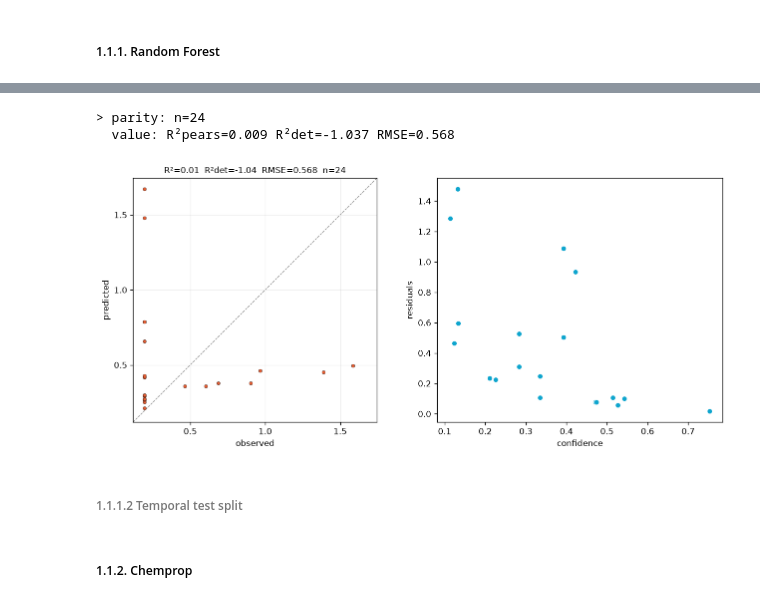
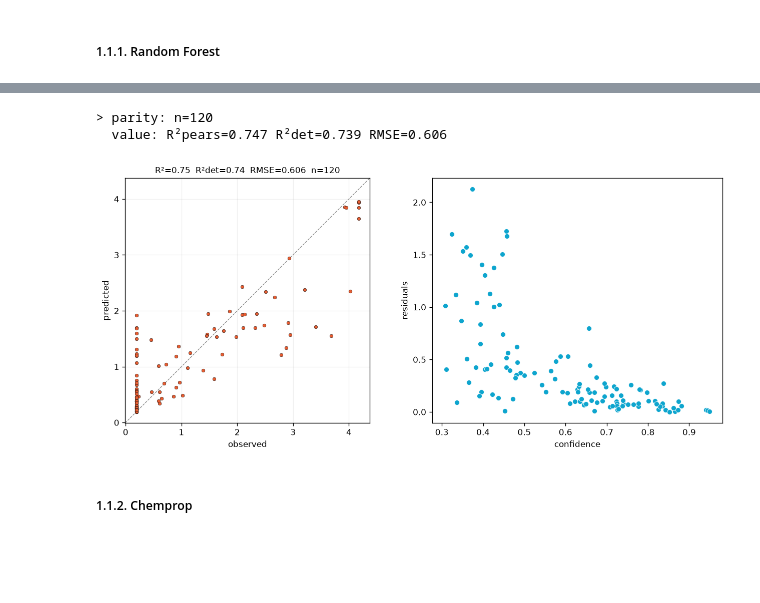
Before and after one commit to gtamo39/ADME_ML, a Jupyter notebook: vignettes/Multitask_adme_preds.ipynb, the cells around one changed output, grey strips where cells are left out. Saved outputs shown, nothing was run; the diff lists cells and outputs as text; code cells hidden in the pictures; blank space fills up the shorter version.

```diff
--- a/vignettes/Multitask_adme_preds.ipynb
+++ b/vignettes/Multitask_adme_preds.ipynb
@@ -151,17 +153,28 @@ def endpoint_metrics_table_from_dict(metrics_dict, endpoint):
     return df[_COLS]
 
 
-def transfer(combo):
+def make_model(use_cuml=False, n_bins=32):
+    """Champion RF: sklearn (default) or RAPIDS cuRF on GPU (use_cuml=True; needs the `rapids` kernel, no uq_std/confidence).
+    n_bins is the cuRF speed knob (fewer split candidates -> faster; default 32 vs cuML's 128). NOTE: cuRF is slow at
+    the full ~4469-feature width regardless of n_bins; reduce features for a real speedup (see README)."""
+    if use_cuml:
+        from cuml.ensemble import RandomForestRegressor as cuRF
+        return cuRF(**cfg['champion'], n_bins=n_bins, n_streams=4, random_state=cfg['seed'])   # cuML has no n_jobs
+    return RandomForestRegressor(**cfg['champion'], n_jobs=cfg['n_jobs'], random_state=cfg['seed'])
+
+
+def transfer(combo, use_cuml=False):
     tr = pub.compound[pub.origin.isin(combo)].tolist()
-    _, pr = ML_Reg.K_fold_by_defined_IDs(d, 'compound', [[tr, internal.compound.tolist()]], model=model,
+    _, pr = ML_Reg.K_fold_by_defined_IDs(d, 'compound', [[tr, internal.compound.tolist()]], model=make_model(use_cuml),
                                          col_to_rm=['compound', 'smiles', 'label', 'source', 'origin', '_ik'], v=False)
     y, p = pr.real_y.values, pr.pred_y.values
     return {'combo': '+'.join(o.split(':')[-1] for o in combo), 'n_train': len(tr),
             'R2_pears': np.corrcoef(y, p)[0, 1] ** 2, 'R2_det': 1 - ((y - p) ** 2).sum() / ((y - y.mean()) ** 2).sum(),
             'RMSE': (((y - p) ** 2).mean()) ** 0.5}
 
-def predict_and_record(d, result_df, exp_name='default', ids=None, col_to_rm=None, model=None):
-    _ , result_df[exp_name + '_preddf'] = ML_Reg.K_fold_by_defined_IDs(d, 'compound', ids, model=model,col_to_rm=col_to_rm, v=False, uq=True)
+def predict_and_record(d, result_df, exp_name='default', ids=None, col_to_rm=None, model=None, use_cuml=False):
+    mdl = make_model(True) if use_cuml else (model if model is not None else make_model(False))   # per-run backend choice
+    _ , result_df[exp_name + '_preddf'] = ML_Reg.K_fold_by_defined_IDs(d, 'compound', ids, model=mdl, col_to_rm=col_to_rm, v=False, uq=True)
     result_df[exp_name + '_metrics'] = ML_Reg.get_reg_metrics_from_preddf(result_df[exp_name + '_preddf'], ntrain=d.shape[0])
 
     # assign absolute residual + confidence from the RF tree-variance uncertainty
@@ -201,4 +215,8 @@ metrics_results = {}
 # %%
+metrics_results = {} # to hold of the predictive results
+
 ## data — internal experimental CDD pull (see python/ADME_build_ML.py:DATA); overwrite=True re-pulls from CDD Vault + re-caches
 data = DATA()
-data.load_df_internal_exp_all(params)
+data.load_df_internal_exp_all(params) # load internal data from cdd
+data.load_combine_dfs(params) # combines internal data with public into 1 big dataset
+data.build_MF_features(params, type='H237', date='20260824') # H237 fingerprints for all df_all compounds -> output/features/<date>_MF_features.parquet
@@ -247,10 +249,6 @@ True
 # %%
 ## dataset formatting
-d        = data.ML_data[k].assign(_ik=[Chem.MolToInchiKey(m) if (m := Chem.MolFromSmiles(s)) else None for s in data.ML_data[k].smiles])
+d        = data.ML_data[k].assign(_ik=fn.smiles_to_inchikeys(data.ML_data[k].smiles))
 internal = d[d.source == 'internal']
 pub      = d[(d.source == 'EXP') & ~d._ik.isin(set(internal._ik.dropna()))]              # drop internal-twin leaks
-origins  = pub.origin.value_counts().loc[lambda s: s > 1000].index.tolist()
-
-## run combinatorial analysis to check with public data combinations are the best predictive
-# res_origin_powerset = (pd.DataFrame(transfer(c) for k in range(1, len(origins) + 1) for c in combinations(origins, k)).sort_values('R2_pears', ascending=False).reset_index(drop=True))
-# display(res_origin_powerset.round(3))
+origins  = pub.origin.value_counts().loc[lambda s: s > 500].index.tolist()
@@ -257,6 +261,7 @@ origins  = pub.origin.value_counts().loc[lambda s: s > 1000].index.tolist()
 # %%
 ## select best combo and update
-combo    = [o for o in origins if o.split(':')[-1] in ['Biogen-Fang']]
+l        = ['thermodynamic:ChEMBL','thermodynamic:AQUA','thermodynamic:PHYS'] # ['thermodynamic:Biogen-Fang']
+combo    = [o for o in origins if o in l]
 
 pub_ids  = pub.compound[pub.origin.isin(combo)].tolist() #_> [PUB....]
 int_ids  = internal.compound.to_numpy()
@@ -296,11 +301,11 @@ solubility — regression + classification @ cutoff 10 (sign >=) · best/worst p
 # %%
 # left: parity for confident predictions (confidence > 0.45); right: confidence vs absolute residual
-to_plot = 'augmented_temp'
+to_plot = 'augmented_cv'
 fig, (ax1, ax2) = plt.subplots(1, 2, figsize=(11, 5), dpi=120)
 _ = ML_Reg.plot_parity_from_pred_df(metrics_results[k][to_plot+'_preddf'], color=SERAC_C['ember'], ax=ax1)
 sns.scatterplot(x='confidence', y='residuals', data=metrics_results[k][to_plot+'_preddf'], color=SERAC_C['azure'], ax=ax2)
 plt.tight_layout(); plt.show()
 # %% [output]
-> parity: n=24
-  value: R²pears=0.009 R²det=-1.037 RMSE=0.568
+> parity: n=120
+  value: R²pears=0.747 R²det=0.739 RMSE=0.606
-[figure, old version]
+[figure, new version]
@@ -355,2 +311,0 @@ _ = ML_Class.classification_from_regression_pred(pred_sol_aug_cv, np.log10(15),
-# %% [markdown]
-###### 1.1.1.2 Temporal test split
```
Also changed, not shown: parts of 87 cells of this notebook, 10 other files.
